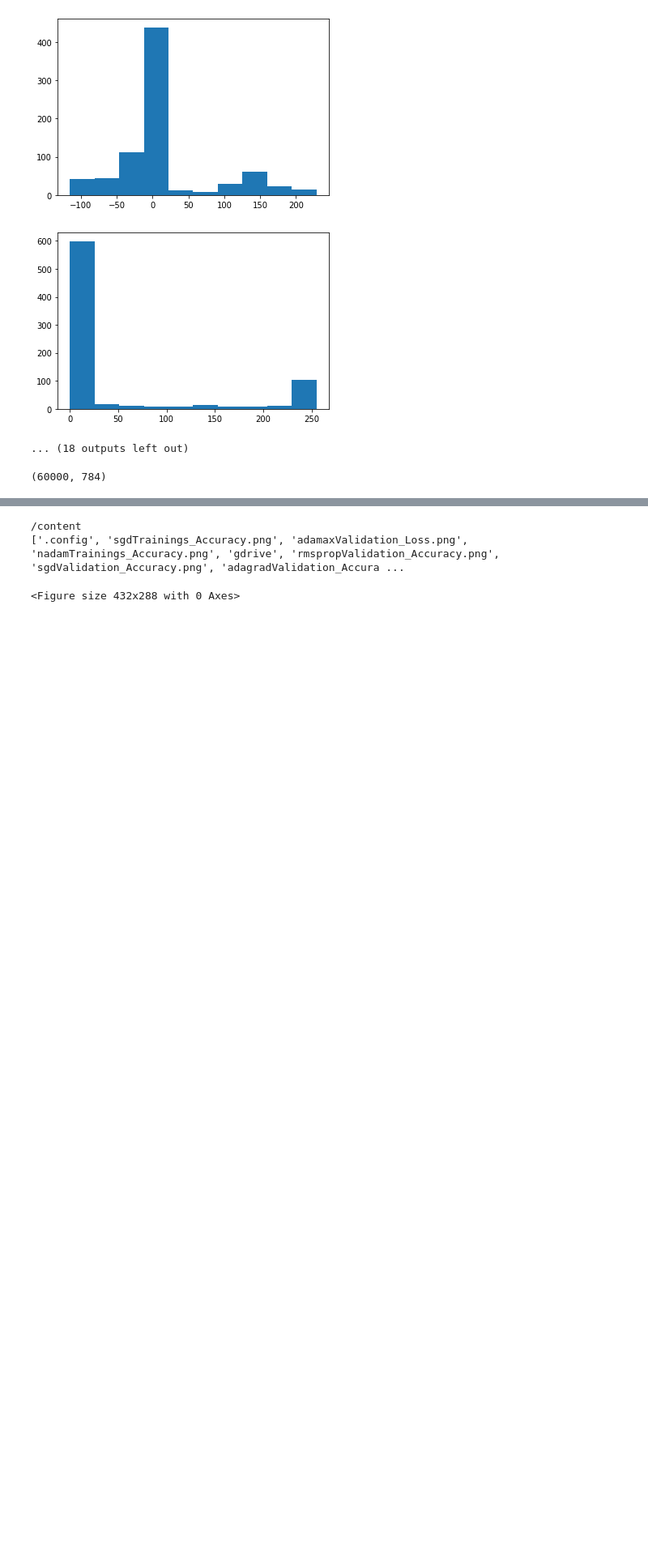
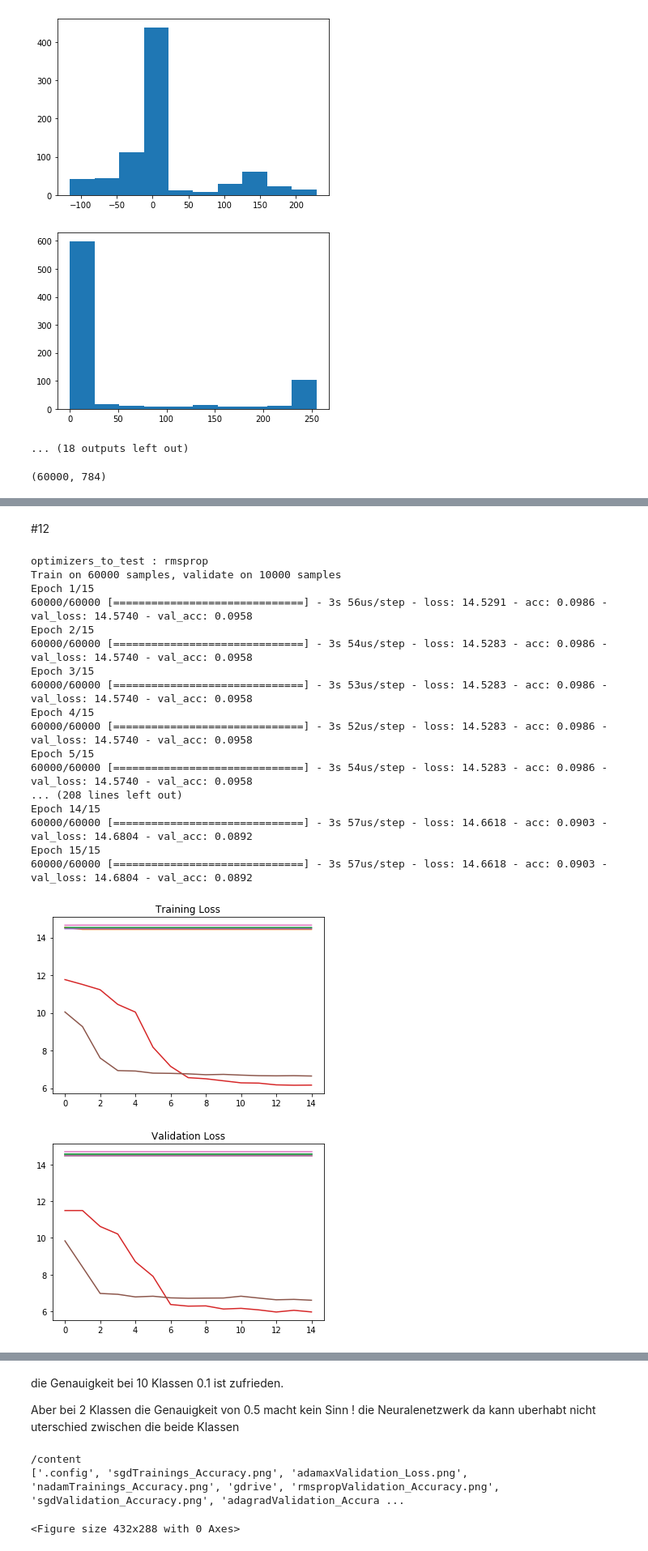
Before and after one commit to majd1988shahin/DLM, a Jupyter notebook: L04/MNIST.ipynb, the cells around one changed output, grey strips where cells are left out. Shown at 81% size. Cells and saved outputs as stored; diff of their text form; code cells hidden in the pictures; blank space fills up the shorter version.

```diff
--- a/L04/MNIST.ipynb
+++ b/L04/MNIST.ipynb
@@ -203,0 +200,55 @@ Epoch 15/15
+# %% [markdown]
+#12
+# %%
+
+optimizers_to_test = ["rmsprop",'sgd',"adagrad","adadelta","adam","adamax","nadam"]
+for optimizer in optimizers_to_test:
+    print("optimizers_to_test :" ,optimizer)
+
+    model = create_model()
+
+    model.compile(optimizer=optimizer,
+                  loss='categorical_crossentropy',
+                  metrics=['accuracy'])
+
+    hist = model.fit(flat_input_train_minus_averaged,y_train_cat,validation_data=\
+              (flat_input_test_minus_averaged,y_test_cat),epochs=15)
+    plt.figure(999)
+    plt.plot(hist.history["loss"])
+    plt.title("Training Loss")
+    plt.figure(998)
+    plt.plot(hist.history["val_loss"])
+    plt.title("Validation Loss")
+
+    plt.figure(888)
+    plt.plot(hist.history["acc"])
+    plt.title("Trainings Accuracy")
+
+    plt.figure(887)
+    plt.plot(hist.history["val_acc"])
+    plt.title("Validation Accuracy")
+
+    del hist
+    del model
+    K.clear_session()
+    gc.collect()
+# %% [output]
+optimizers_to_test : rmsprop
+Train on 60000 samples, validate on 10000 samples
+Epoch 1/15
+60000/60000 [==============================] - 3s 56us/step - loss: 14.5291 - acc: 0.0986 - val_loss: 14.5740 - val_acc: 0.0958
+Epoch 2/15
+60000/60000 [==============================] - 3s 54us/step - loss: 14.5283 - acc: 0.0986 - val_loss: 14.5740 - val_acc: 0.0958
+Epoch 3/15
+60000/60000 [==============================] - 3s 53us/step - loss: 14.5283 - acc: 0.0986 - val_loss: 14.5740 - val_acc: 0.0958
+Epoch 4/15
+60000/60000 [==============================] - 3s 52us/step - loss: 14.5283 - acc: 0.0986 - val_loss: 14.5740 - val_acc: 0.0958
+Epoch 5/15
+60000/60000 [==============================] - 3s 54us/step - loss: 14.5283 - acc: 0.0986 - val_loss: 14.5740 - val_acc: 0.0958
+... (208 lines left out)
+Epoch 14/15
+60000/60000 [==============================] - 3s 57us/step - loss: 14.6618 - acc: 0.0903 - val_loss: 14.6804 - val_acc: 0.0892
+Epoch 15/15
+60000/60000 [==============================] - 3s 57us/step - loss: 14.6618 - acc: 0.0903 - val_loss: 14.6804 - val_acc: 0.0892
+[figure, added]
+[figure, added]
@@ -204,3 +257,8 @@ Epoch 15/15
+# %% [markdown]
+die Genauigkeit bei 10 Klassen 0.1 ist zufrieden.
+
+Aber bei 2 Klassen die Genauigkeit von 0.5 macht kein Sinn !
+die Neuralenetzwerk da kann uberhabt nicht uterschied zwischen die beide Klassen
 # %%
 import os
 print( os.getcwd() )
```
Also changed, not shown: parts of 4 cells of this notebook.
